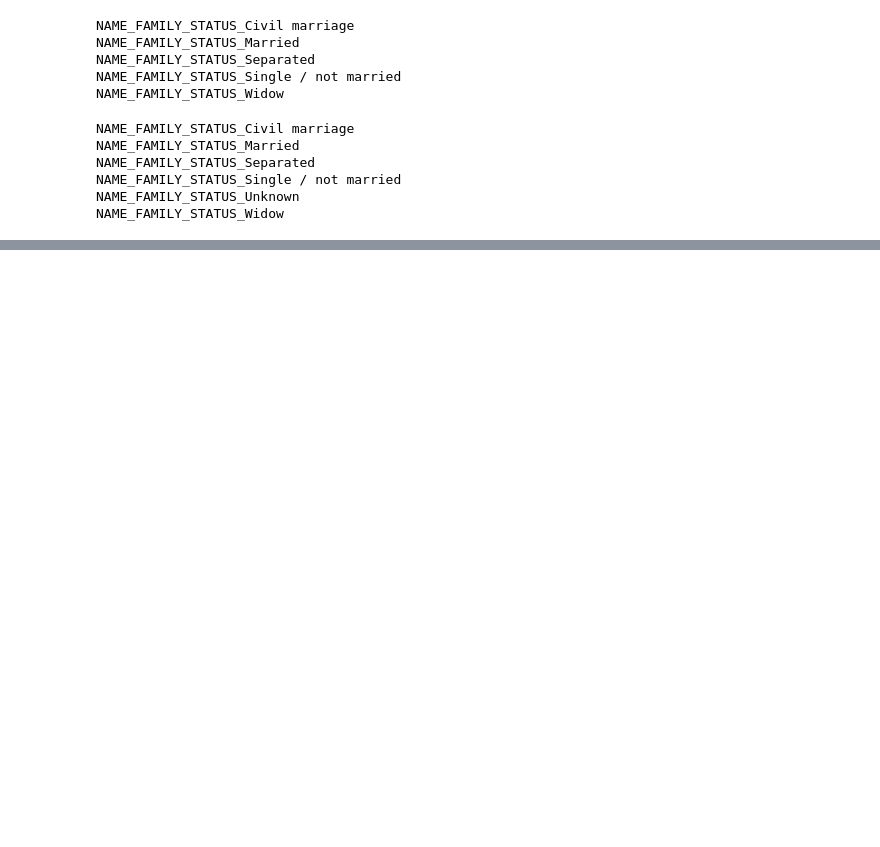
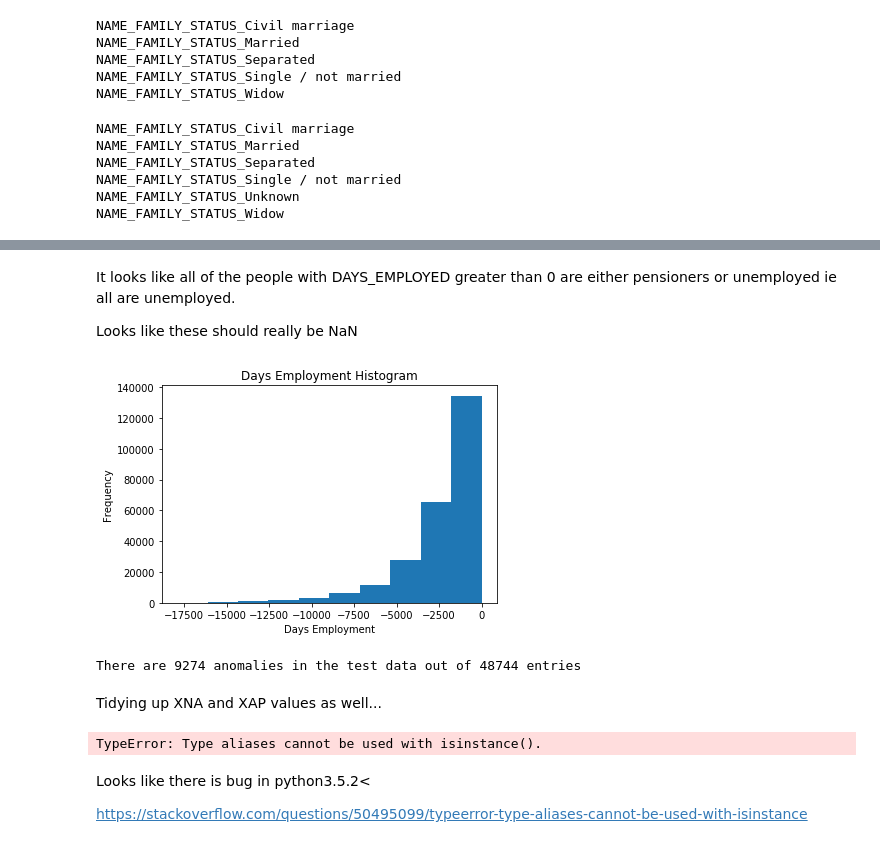
Before and after one commit to LegalEd/unbankedcredit, a Jupyter notebook: unbankedcredit.ipynb, the cells around one changed output, grey strips where cells are left out. Saved outputs shown, nothing was run; the diff lists cells and outputs as text; code cells hidden in the pictures; blank space fills up the shorter version.

```diff
--- a/unbankedcredit.ipynb
+++ b/unbankedcredit.ipynb
@@ -311,0 +450,36 @@ NAME_FAMILY_STATUS_Widow
+# %% [markdown]
+It looks like all of the people with DAYS_EMPLOYED greater than 0 are either pensioners or unemployed ie all are unemployed.
+
+Looks like these should really be NaN
+# %%
+# Create an anomalous flag column
+app_train2['DAYS_EMPLOYED_ANOM'] = app_train2["DAYS_EMPLOYED"] == 365243
+
+# Replace the anomalous values with nan
+app_train2['DAYS_EMPLOYED'].replace({365243: np.nan}, inplace = True)
+
+app_train2['DAYS_EMPLOYED'].plot.hist(title = 'Days Employment Histogram');
+plt.xlabel('Days Employment');
+# %% [output]
+[figure, added]
+# %%
+app_test2['DAYS_EMPLOYED_ANOM'] = app_test2["DAYS_EMPLOYED"] == 365243
+app_test2["DAYS_EMPLOYED"].replace({365243: np.nan}, inplace = True)
+
+print('There are %d anomalies in the test data out of %d entries' % (app_test2["DAYS_EMPLOYED_ANOM"].sum(), len(app_test)))
+# %% [output]
+There are 9274 anomalies in the test data out of 48744 entries
+# %% [markdown]
+Tidying up XNA and XAP values as well...
+# %%
+# app_test2.replace("XNA",np.nan)
+app_test2 = app_test2.replace('XNA',np.nan)
+# app_train2
+
+# XNA/XAP
+# %% [output]
+TypeError: Type aliases cannot be used with isinstance().
+# %% [markdown]
+Looks like there is bug in python3.5.2<
+
+https://stackoverflow.com/questions/50495099/typeerror-type-aliases-cannot-be-used-with-isinstance
```
Also changed, not shown: parts of 22 cells of this notebook.
